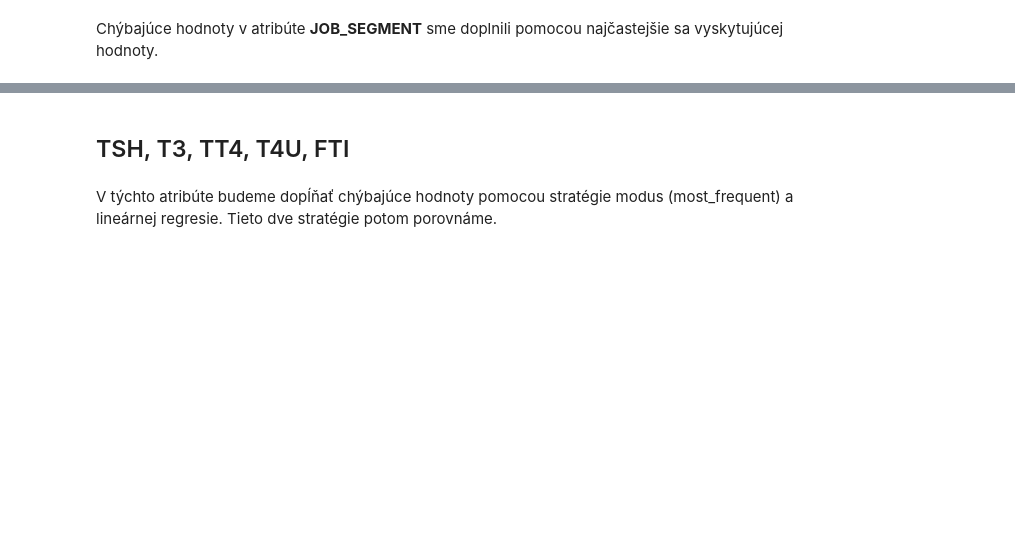
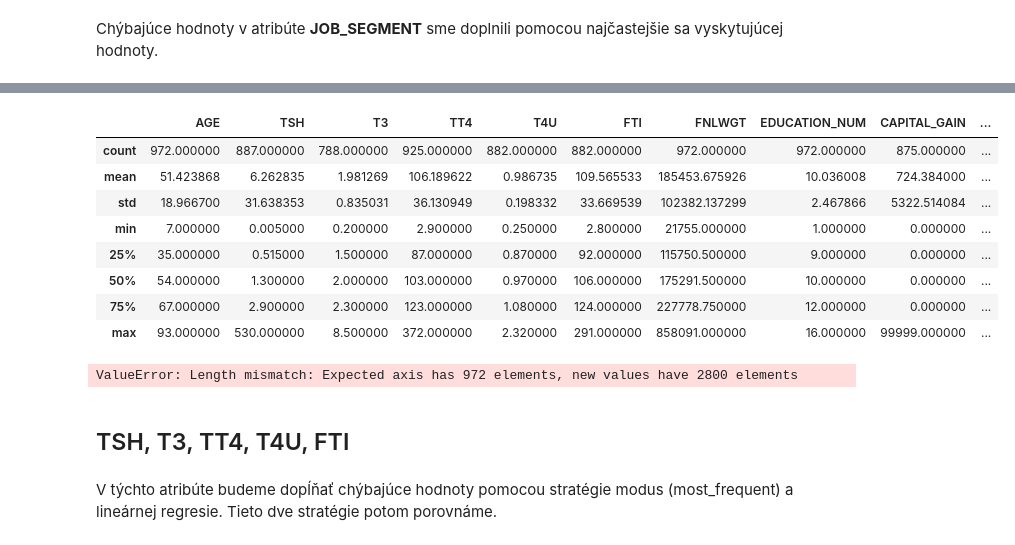
Before and after one commit to PeterJurkacek/IAU_2018_Jurkacek_Vyskoc, a Jupyter notebook: Jurkacek_Vyskoc_predspracovanie.ipynb, the cells around one changed output, grey strips where cells are left out. Saved outputs shown, nothing was run; the diff lists cells and outputs as text; code cells hidden in the pictures; blank space fills up the shorter version.

```diff
--- a/Jurkacek_Vyskoc_predspracovanie.ipynb
+++ b/Jurkacek_Vyskoc_predspracovanie.ipynb
@@ -659,5 +680,3 @@ test_data[column] = pd.DataFrame(imp_most_frequent.transform(test_data.loc[:, [c
-# %%
-data[column] = pd.DataFrame(imp_most_frequent.transform(data.loc[:,[column]]))
 # %%
 #Doplnime vsetky numericke pomocou imputer
 #col_names = data.select_dtypes(exclude=['object', 'datetime64']).columns
@@ -692,5 +710,0 @@ data[column].isnull().sum()
-# %%
-general_value = fixWierdCharsInString('Other_service')
-data[column].fillna(general_value, inplace=True)
-test_data[column].fillna(general_value, inplace=True)
-test_data['JOB'].isnull().sum()
@@ -704,5 +716,4 @@ count_missing(data[column])
 # %%
-mode = data[column].mode()
-data[column].fillna(mode[0], inplace=True)
-test_data[column].fillna(mode[0], inplace=True)
+#mode = data[column].mode()
+#data[column].fillna(mode[0], inplace=True)
 # %%
@@ -716,6 +735,5 @@ Chýbajúce hodnoty v atribúte **JOB_SEGMENT** sme doplnili pomocou najčastej
 # %%
 column = fixWierdCharsInString('job_segment')
 mode = data[column].mode()
-data[column].fillna(mode[0], inplace=True)
-test_data[column].fillna(mode[0], inplace=True)
+#data[column].fillna(mode[0], inplace=True)
 # %%
@@ -724,0 +761,12 @@ count_missing(test_data[column])
+# %%
+data.select_dtypes(include=['int', 'float']).describe()
+# %% [output]
+|  | AGE | TSH | T3 | TT4 | T4U | FTI | FNLWGT | EDUCATION_NUM | CAPITAL_GAIN | ... |
+| count | 972.000000 | 887.000000 | 788.000000 | 925.000000 | 882.000000 | 882.000000 | 972.000000 | 972.000000 | 875.000000 | ... |
+| mean | 51.423868 | 6.262835 | 1.981269 | 106.189622 | 0.986735 | 109.565533 | 185453.675926 | 10.036008 | 724.384000 | ... |
+| std | 18.966700 | 31.638353 | 0.835031 | 36.130949 | 0.198332 | 33.669539 | 102382.137299 | 2.467866 | 5322.514084 | ... |
+| min | 7.000000 | 0.005000 | 0.200000 | 2.900000 | 0.250000 | 2.800000 | 21755.000000 | 1.000000 | 0.000000 | ... |
+| 25% | 35.000000 | 0.515000 | 1.500000 | 87.000000 | 0.870000 | 92.000000 | 115750.500000 | 9.000000 | 0.000000 | ... |
+| 50% | 54.000000 | 1.300000 | 2.000000 | 103.000000 | 0.970000 | 106.000000 | 175291.500000 | 10.000000 | 0.000000 | ... |
+| 75% | 67.000000 | 2.900000 | 2.300000 | 123.000000 | 1.080000 | 124.000000 | 227778.750000 | 12.000000 | 0.000000 | ... |
+| max | 93.000000 | 530.000000 | 8.500000 | 372.000000 | 2.320000 | 291.000000 | 858091.000000 | 16.000000 | 99999.000000 | ... |
@@ -724,0 +783,17 @@ count_missing(test_data[column])
+# %%
+# Doplnenie podla medianu
+fill_NaN = preprocessing.Imputer(missing_values=np.nan, strategy='median', axis=1)
+fill_NaN.fit(clean_data.select_dtypes(include=['int', 'float']))
+
+imputed_DF = pd.DataFrame(fill_NaN.transform(data.select_dtypes(include=['int', 'float'])))
+imputed_DF.columns = clean_data.select_dtypes(include=['int', 'float']).columns
+imputed_DF.index = clean_data.select_dtypes(include=['int', 'float']).index
+
+imputed_DF = imputed_DF.join(clean_data.select_dtypes(exclude=['int', 'float']))
+
+if train:
+    create_csv(imputed_DF, file_median_train)
+else:
+    create_csv(imputed_DF, file_median_test)
+# %% [output]
+ValueError: Length mismatch: Expected axis has 972 elements, new values have 2800 elements
```
Also changed, not shown: parts of 58 cells of this notebook, 9 other files.
